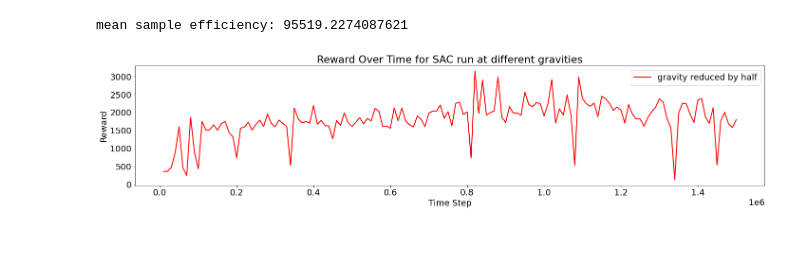
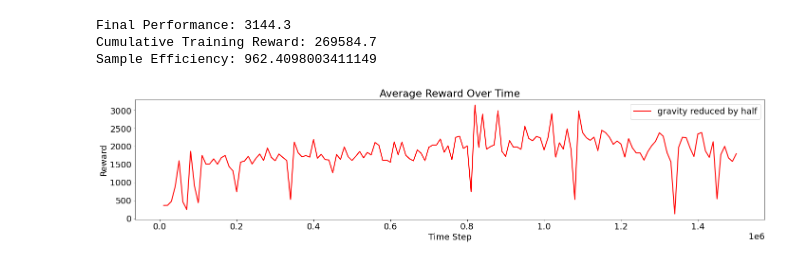
Before and after one commit to cesare-spinoso/HopperMujoco, a Jupyter notebook: adaptability/adaptability.ipynb, the cells around one changed output. Drawn from its saved outputs; the diff is of its cells as text; code cells hidden in the pictures.

```diff
--- a/adaptability/adaptability.ipynb
+++ b/adaptability/adaptability.ipynb
@@ -12,34 +17,39 @@ f.close()
 f = open('../../GROUP_013/results/2022-04-26_10h19m50/log.json')
 sample_efficiency_05g = f.readlines()
 f.close()
+# %%
+rewards_05g = [reward for reward in rewards_05g if 'acc_reward:' in reward]
+rewards_05g = np.array([float(reward.split("acc_reward: ", 1)[1][:-2])  for reward in rewards_05g])[0:150]
 # %%
-auc_performances = []
+#auc_performances = []
 sample_efficiencies = []
 for i in range(1, 6):
     s = sample_efficiency_05g[i].split("list_of_rewards", 1)[1][4:-3].split(",")
     s = np.array([float(ss) for ss in s])
     sample_efficiencies.append(s)
-    auc_performances.append(auc(range(len(s)), s))
-print(f'mean sample efficiency: {np.mean(np.array(auc_performances))}')
+#    auc_performances.append(auc(range(len(s)), s))
+print(f'Final Performance: {np.max(rewards_05g)}')
+print(f'Cumulative Training Reward: {np.sum(rewards_05g)}')
+#print(f'Sample Efficiency: {np.mean(np.array(auc_performances))}')
+print(f'Sample Efficiency: {np.mean(np.array(sample_efficiencies))}')
 # %% [output]
-mean sample efficiency: 95519.2274087621
+Final Performance: 3144.3
+Cumulative Training Reward: 269584.7
+Sample Efficiency: 962.4098003411149
-# %%
-rewards_05g = [reward for reward in rewards_05g if 'acc_reward:' in reward]
-rewards_05g = np.array([float(reward.split("acc_reward: ", 1)[1][:-2])  for reward in rewards_05g])
 # %%
 font = {'family' : 'sans serif', 'size' : 18}
 matplotlib.rc('font', **font)
 
 _ = plt.figure(figsize=(20, 5))
 
-plt.plot(np.arange(1, 151)*10000, rewards_05g[0:150], color = 'r', linewidth=2.0, label='gravity reduced by half')
+plt.plot(np.arange(1, 151)*10000, rewards_05g, color = 'r', linewidth=2.0, label='gravity reduced by half')
 
 plt.ylabel("Reward")
 plt.xlabel("Time Step")
-plt.title("Reward Over Time for SAC run at different gravities")
+plt.title("Average Reward Over Time")
 plt.legend()
 plt.tight_layout()
-plt.savefig('adaptability_graph', bbox_inches="tight")
+plt.savefig('adaptability_rewards.png', bbox_inches="tight")
 plt.show()
 # %% [output]
-[figure, old version]
+[figure, new version]
```
Also changed, not shown: parts of 3 cells of this notebook, 1 other file.
